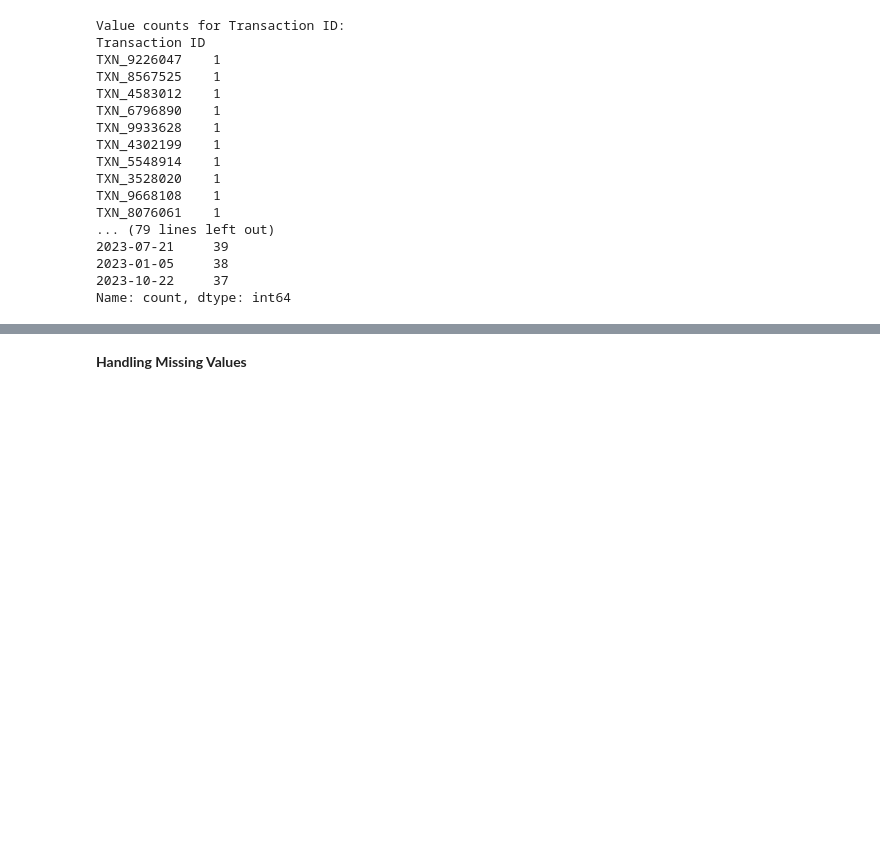
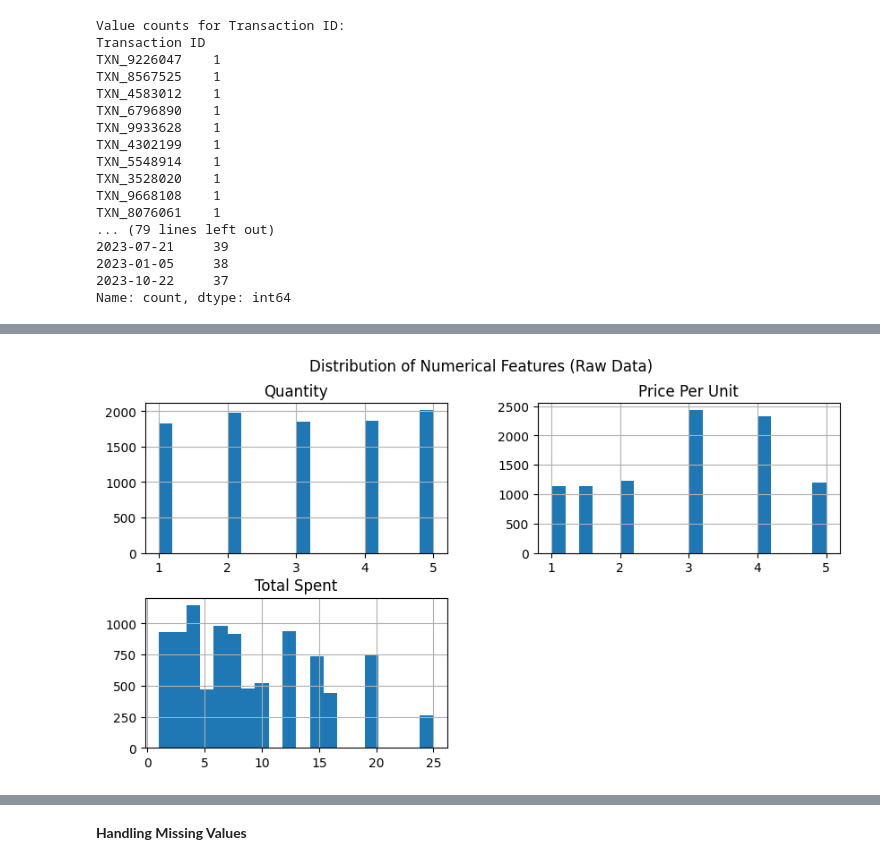
Before and after one commit to Xain1501/CleanCafeData, a Jupyter notebook: CleaningCafeData.ipynb, the cells around one changed output, grey strips where cells are left out. Saved outputs shown, nothing was run; the diff lists cells and outputs as text; code cells hidden in the pictures; blank space fills up the shorter version.

```diff
--- a/CleaningCafeData.ipynb
+++ b/CleaningCafeData.ipynb
@@ -176,0 +206,13 @@ df=df.replace(['unknown', 'error', 'nan', 'n/a', 'none'], np.nan)
+# %%
+num_cols = ["Quantity", "Price Per Unit", "Total Spent"]
+
+raw_numeric = raw_df[num_cols].apply(pd.to_numeric, errors="coerce")
+
+raw_numeric.hist(figsize=(10,5), bins=20)
+
+plt.suptitle("Distribution of Numerical Features (Raw Data)")
+
+plt.savefig(f"{raw_graph_path}/histograms_raw.png", bbox_inches="tight")
+plt.show()
+# %% [output]
+[figure, added]
```
Also changed, not shown: parts of 7 cells of this notebook.
